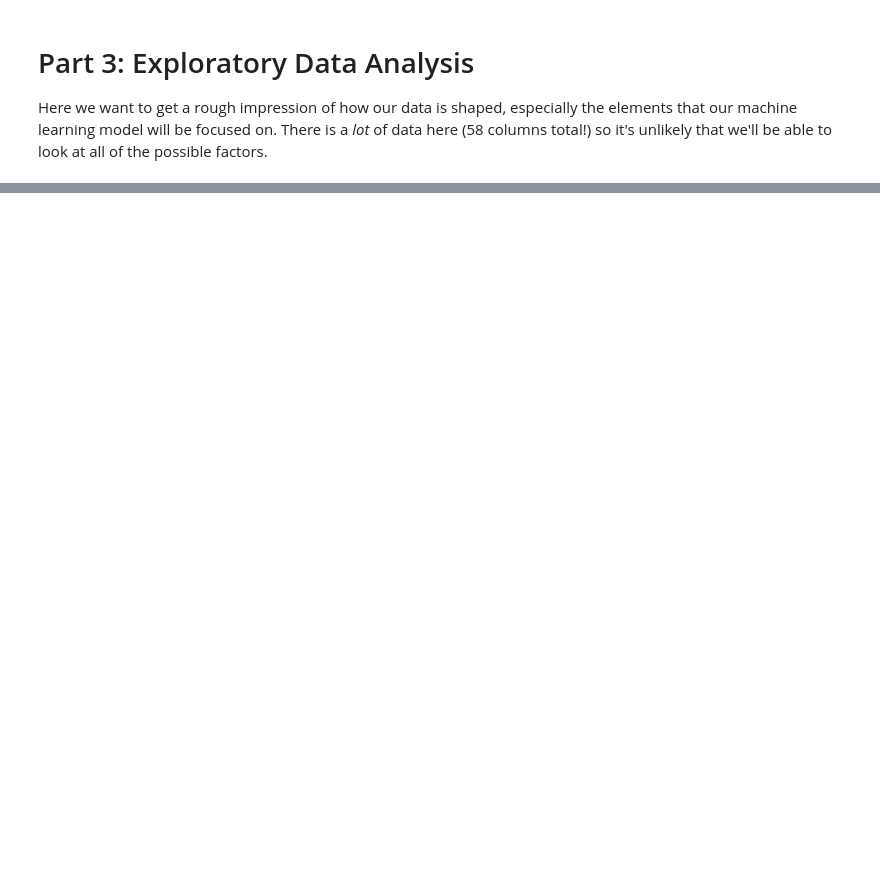
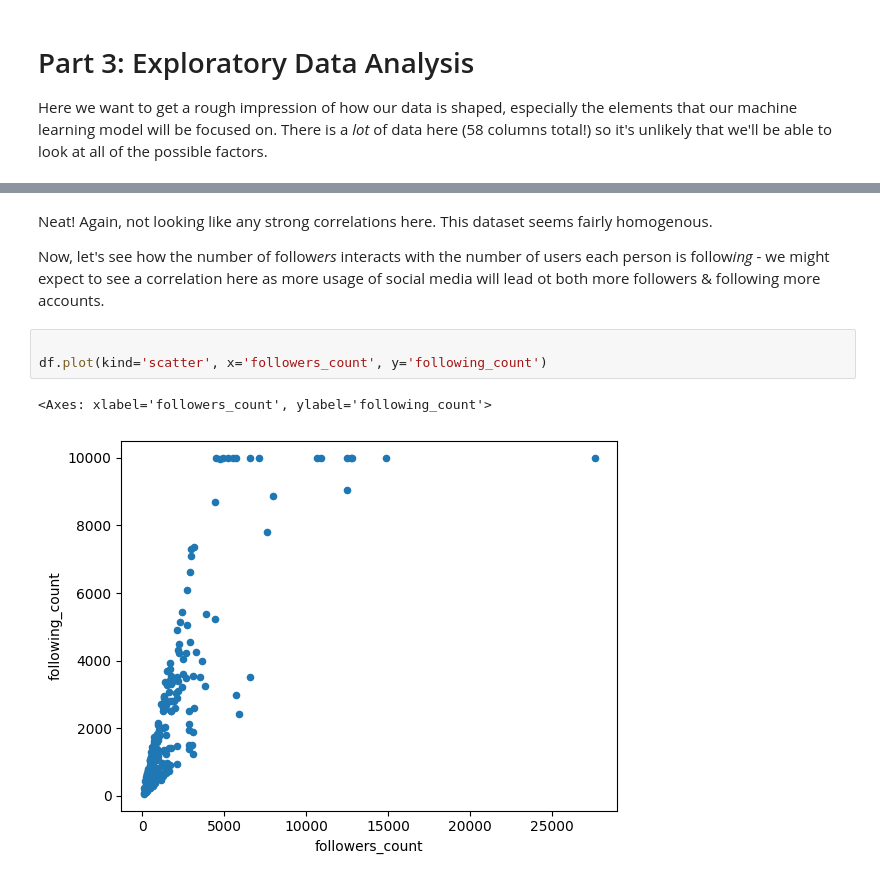
Before and after one commit to saishapitani/cmsc320GroupProj, a Jupyter notebook: final_proj.ipynb, the cells around one changed output, grey strips where cells are left out. Cells and saved outputs as stored; diff of their text form; blank space fills up the shorter version.

```diff
--- a/final_proj.ipynb
+++ b/final_proj.ipynb
@@ -81,0 +106,10 @@ df.plot(kind='scatter', x='age', y='average_session_length_minutes')
+# %% [markdown]
+Neat! Again, not looking like any strong correlations here. This dataset seems fairly homogenous.
+
+Now, let's see how the number of follow*ers* interacts with the number of users each person is follow*ing* - we might expect to see a correlation here as more usage of social media will lead ot both more followers & following more accounts.
+# %%
+
+df.plot(kind='scatter', x='followers_count', y='following_count')
+# %% [output]
+<Axes: xlabel='followers_count', ylabel='following_count'>
+[figure, added]
```
Also changed, not shown: parts of 9 cells of this notebook.
